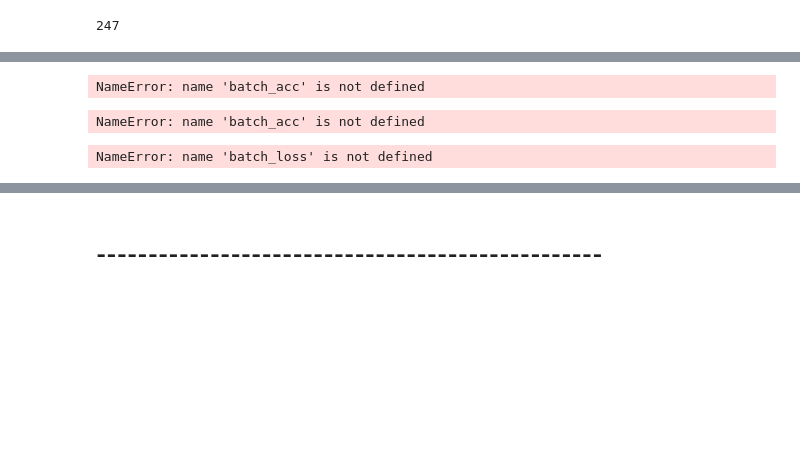
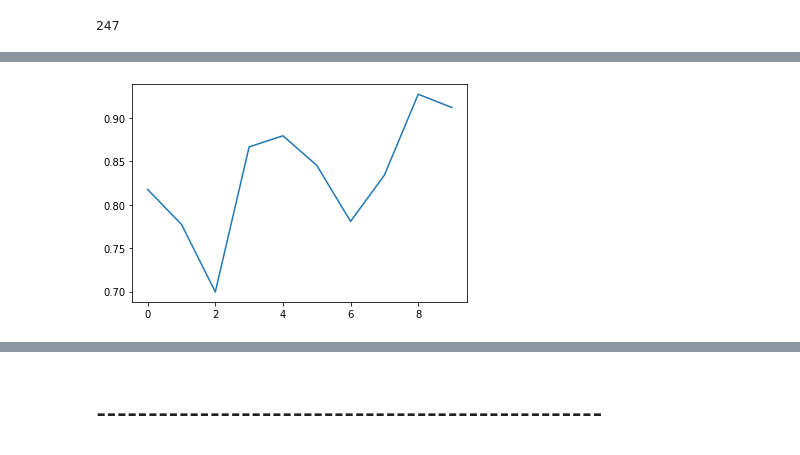
Before and after one commit to tsither/Rhetorical-Role-Classifier, a Jupyter notebook: jupyter_notebooks/simple_model.ipynb, the cells around one changed output, grey strips where cells are left out. Saved outputs shown, nothing was run; the diff lists cells and outputs as text; code cells hidden in the pictures; blank space fills up the shorter version.

```diff
--- a/jupyter_notebooks/simple_model.ipynb
+++ b/jupyter_notebooks/simple_model.ipynb
@@ -233,0 +255,4 @@ def test_accuracy(x_test, y_test, model):
+# %%
+model = BiLSTM(num_layers=1)
+model_opt = torch.optim.RMSprop(model.parameters(), lr= 0.00008)
+loss_function = nn.CrossEntropyLoss()
@@ -233,0 +263,13 @@ def test_accuracy(x_test, y_test, model):
+# %%
+batch_loss, batch_acc = [], []
+batch_counter = 0
+random_doc_indexes = random.sample([i for i in range(len(batched_texts))],k=10)
+print(random_doc_indexes)
+for idx in random_doc_indexes:
+    batch_counter += 1
+    print(f"{f'BATCH NUMBER {batch_counter}':-^100}")
+    TRAIN_emb, TRAIN_labels = get_model_data_batched(doc_idxs[idx],batched_texts[idx],batched_labels[idx],label_encoder,max_lens_train)
+    loss, acc = train(TRAIN_emb,TRAIN_labels,model,model_opt,loss_function,200)
+    batch_loss.append(loss)
+    batch_acc.append(acc)
+    del TRAIN_emb, TRAIN_labels
@@ -236,10 +307,0 @@ def test_accuracy(x_test, y_test, model):
-# %%
-batch_loss, batch_acc = [], []
-batch_counter = 0
-for idxs, texts, labels in zip(doc_idxs,batched_texts,batched_labels):
-    batch_counter += 1
-    print(f"{f'BATCH NUMBER {batch_counter}':-^100}")
-    TRAIN_emb, TRAIN_labels = get_model_data_batched(idxs,texts,labels,label_encoder,max_lens_train)
-    loss, acc = train(TRAIN_emb,TRAIN_labels,model,model_opt,loss_function,150)
-    batch_loss.append(loss)
-    batch_acc.append(acc)
@@ -265,12 +308,9 @@ KeyError: 69
 # %%
-[[acc.item() for acc in batch] for batch in batch_acc]
+accs_plot = [acc[-1].item() for acc in batch_acc]
+loss_plot = [np.mean(loss[-5:]) for loss in batch_loss]
-# %% [output]
-NameError: name 'batch_acc' is not defined
-# %%
-batch_acc
-# %% [output]
-NameError: name 'batch_acc' is not defined
-# %%
-len(batch_loss)
-# %% [output]
-NameError: name 'batch_loss' is not defined
+# %%
+import seaborn as sns
+
+sns.lineplot(x= range(len(accs_plot)), y= accs_plot);
+# %% [output]
+[figure, added]
```
Also changed, not shown: parts of 39 cells of this notebook, 2 other files.
